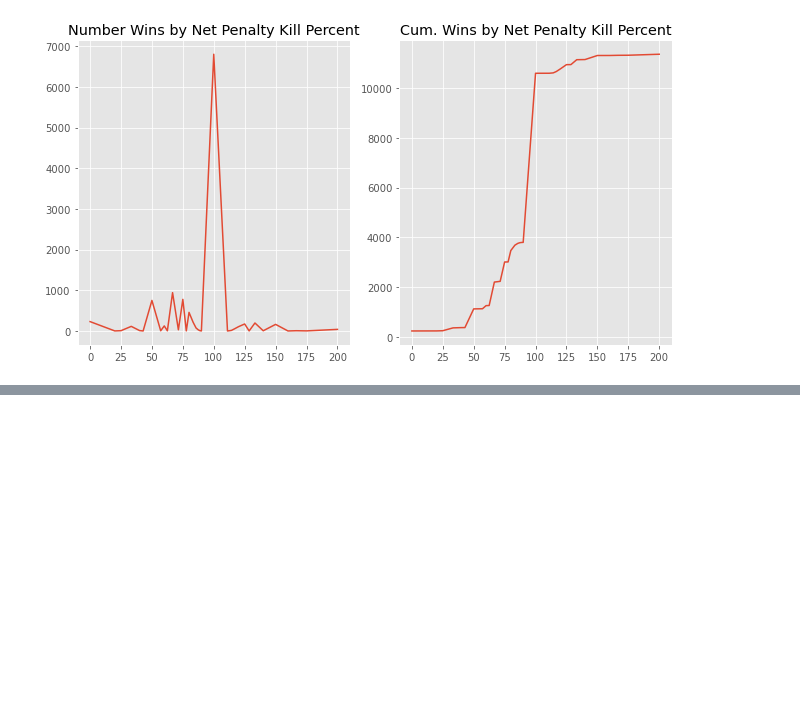
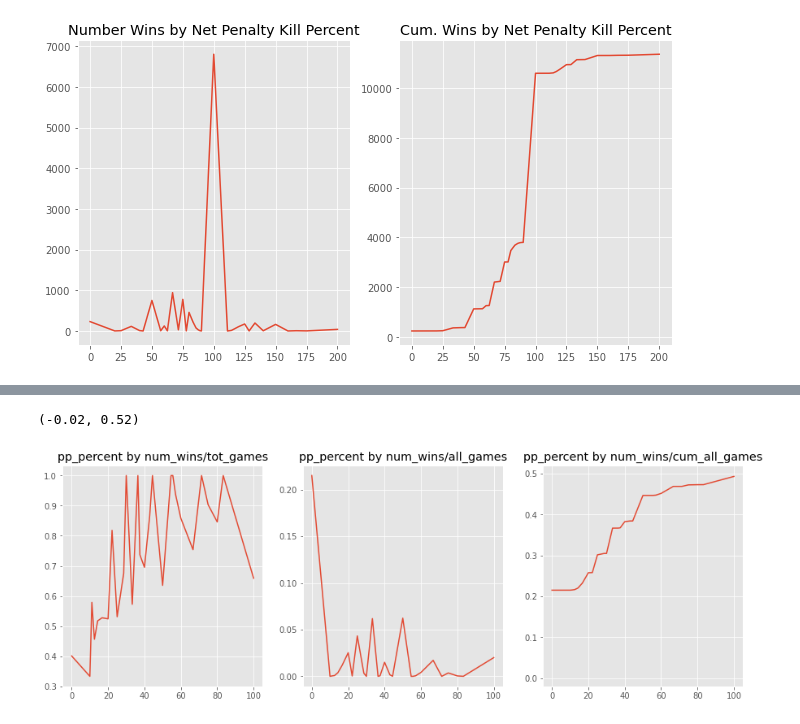
Before and after one commit to jkh-code/nhl-win-factors-analysis, a Jupyter notebook: notebooks/nhl-win-factors-analysis-eda.ipynb, the cells around one changed output, grey strips where cells are left out. Cells and saved outputs as stored; diff of their text form; code cells hidden in the pictures; blank space fills up the shorter version.

```diff
--- a/notebooks/nhl-win-factors-analysis-eda.ipynb
+++ b/notebooks/nhl-win-factors-analysis-eda.ipynb
@@ -610,0 +597,11 @@ array([ 0.,  2.,  4.,  6.,  8., 10., 12., 14., 16., 18., 20., 22., 24.])
+# %%
+pp1_agg_total = pp1.groupby('pp_percent').sum().reset_index().rename(columns={'gp': 'tot_games'})
+pp1_agg = pp1.loc[pp1['outcome']=='Win', :].groupby('pp_percent').sum().reset_index().rename(columns={'gp': 'num_wins'})
+# print(pp1_agg_total.head())
+# print(pp1_agg.head())
+pp1_agg = pp1_agg.merge(pp1_agg_total, how='left', on='pp_percent')
+pp1_agg['all_games'] = pp1['gp'].sum()
+pp1_agg['perc_win'] = pp1_agg['num_wins'] / pp1_agg['tot_games']
+pp1_agg['all_perc_win'] = pp1_agg['num_wins'] / pp1_agg['all_games']
+pp1_agg['cum_all_perc_win'] = pp1_agg['all_perc_win'].cumsum()
+pp1_agg.head()
@@ -610,0 +615,14 @@ array([ 0.,  2.,  4.,  6.,  8., 10., 12., 14., 16., 18., 20., 22., 24.])
+# %%
+fig, axs = plt.subplots(1, 3,figsize=(15, 5))
+axs[0].plot(pp1_agg['pp_percent'], pp1_agg['perc_win'])
+axs[0].set_title('pp_percent by num_wins/tot_games')
+
+axs[1].plot(pp1_agg['pp_percent'], pp1_agg['all_perc_win'])
+axs[1].set_title('pp_percent by num_wins/all_games')
+
+axs[2].plot(pp1_agg['pp_percent'], pp1_agg['cum_all_perc_win'])
+axs[2].set_title('pp_percent by num_wins/cum_all_games')
+axs[2].set_ylim([-0.02, 0.52])
+# %% [output]
+(-0.02, 0.52)
+[figure, added]
```
Also changed, not shown: parts of 83 cells of this notebook.
